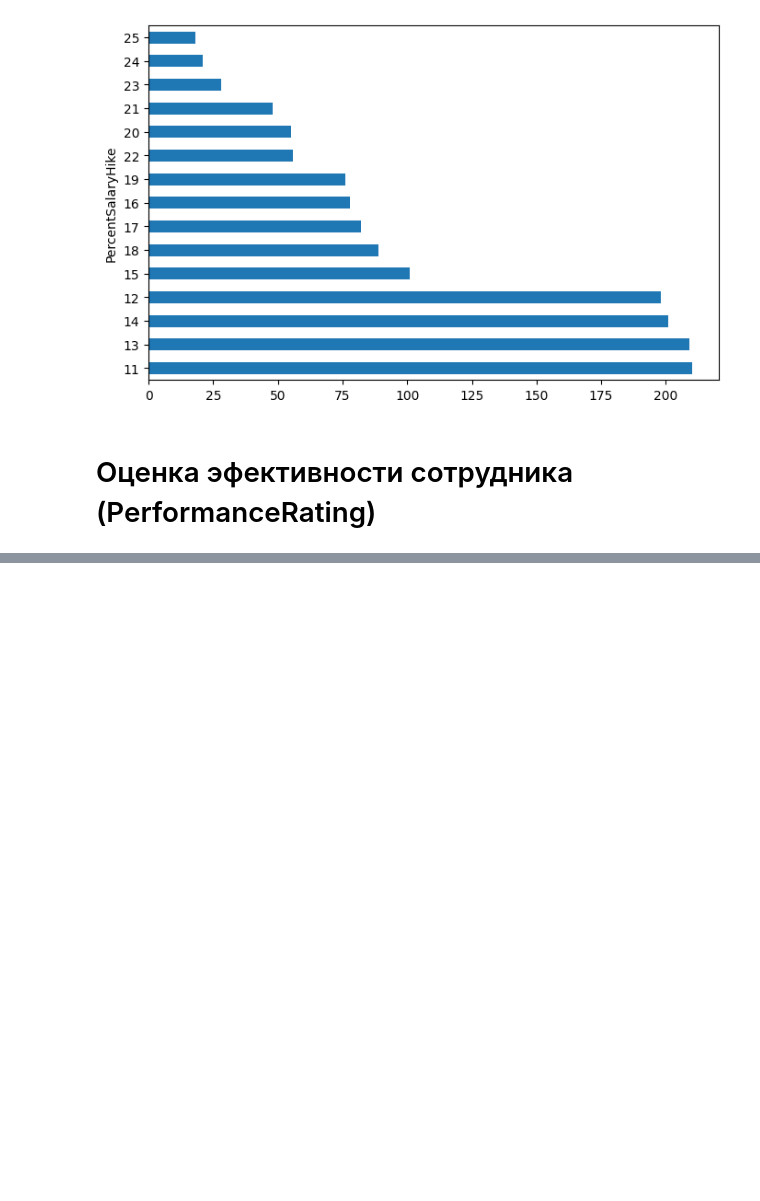
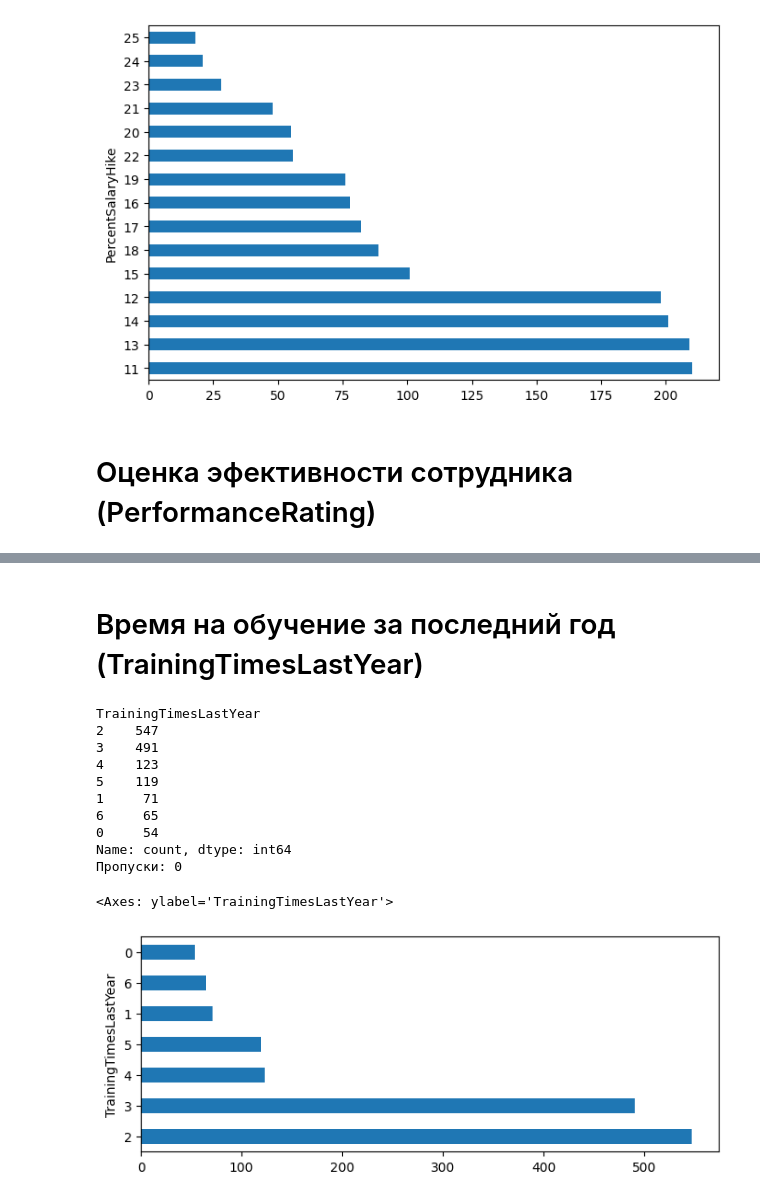
Before and after one commit to svinoczarITMO/s7-da-lab1, a Jupyter notebook: hranalytics.ipynb, the cells around one changed output, grey strips where cells are left out. Drawn from its saved outputs; the diff is of its cells as text; code cells hidden in the pictures; blank space fills up the shorter version.

```diff
--- a/hranalytics.ipynb
+++ b/hranalytics.ipynb
@@ -679,0 +760,20 @@ Name: count, dtype: int64
+# %% [markdown]
+# Время на обучение за последний год (TrainingTimesLastYear)
+# %%
+print(df['TrainingTimesLastYear'].value_counts())
+print("Пропуски:", sum(pd.isnull(df['TrainingTimesLastYear'])))
+
+df['TrainingTimesLastYear'].value_counts().plot(kind='barh', figsize=(8, 3))
+# %% [output]
+TrainingTimesLastYear
+2    547
+3    491
+4    123
+5    119
+1     71
+6     65
+0     54
+Name: count, dtype: int64
+Пропуски: 0
+<Axes: ylabel='TrainingTimesLastYear'>
+[figure, added]
```
Also changed, not shown: parts of 19 cells of this notebook.
